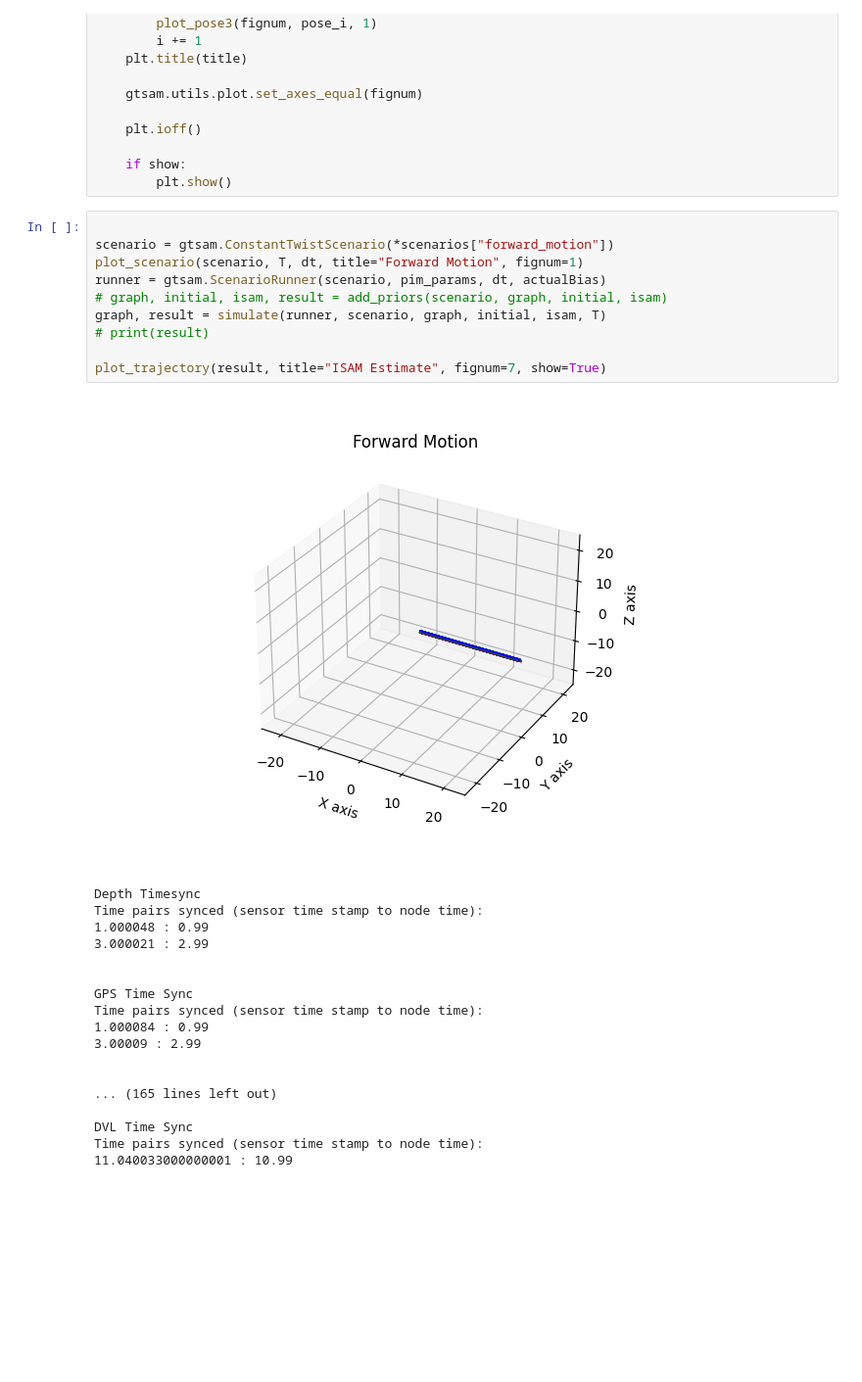
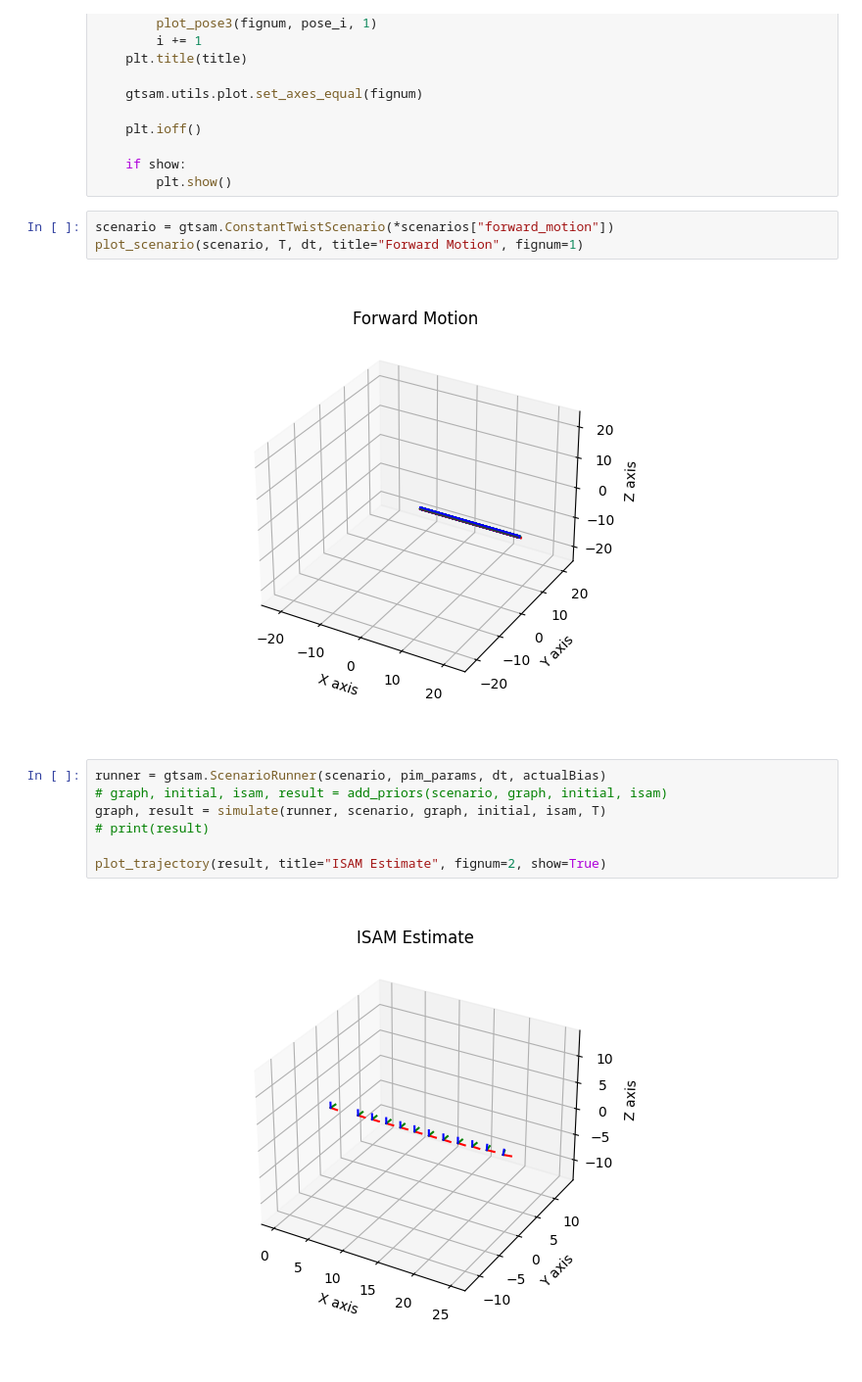
Before and after one commit to bja1701/pre_integration_examples, a Jupyter notebook: time_sync_isam_predict_with_unaries.ipynb, the cells around one changed output. Shown at 98% size. Saved outputs shown, nothing was run; the diff lists cells and outputs as text; blank space fills up the shorter version.

```diff
--- a/time_sync_isam_predict_with_unaries.ipynb
+++ b/time_sync_isam_predict_with_unaries.ipynb
@@ -375,32 +375,17 @@ def plot_trajectory(values: gtsam.Values,
 
     if show:
         plt.show()
+# %%
+scenario = gtsam.ConstantTwistScenario(*scenarios["forward_motion"])
+plot_scenario(scenario, T, dt, title="Forward Motion", fignum=1)
+# %% [output]
+[figure, added]
 # %%
-
-scenario = gtsam.ConstantTwistScenario(*scenarios["forward_motion"])
-plot_scenario(scenario, T, dt, title="Forward Motion", fignum=1)
 runner = gtsam.ScenarioRunner(scenario, pim_params, dt, actualBias)
 # graph, initial, isam, result = add_priors(scenario, graph, initial, isam)
 graph, result = simulate(runner, scenario, graph, initial, isam, T)
 # print(result)
 
-plot_trajectory(result, title="ISAM Estimate", fignum=7, show=True)
+plot_trajectory(result, title="ISAM Estimate", fignum=2, show=True)
 # %% [output]
-[figure, old version]
+[figure, new version]
-Depth Timesync
-Time pairs synced (sensor time stamp to node time):
-1.000048 : 0.99
-3.000021 : 2.99
-
-
-GPS Time Sync
-Time pairs synced (sensor time stamp to node time):
-1.000084 : 0.99
-3.00009 : 2.99
-
-
-... (165 lines left out)
-
-DVL Time Sync
-Time pairs synced (sensor time stamp to node time):
-11.040033000000001 : 10.99
```
Also changed, not shown: parts of 8 cells of this notebook, 5 other files.
